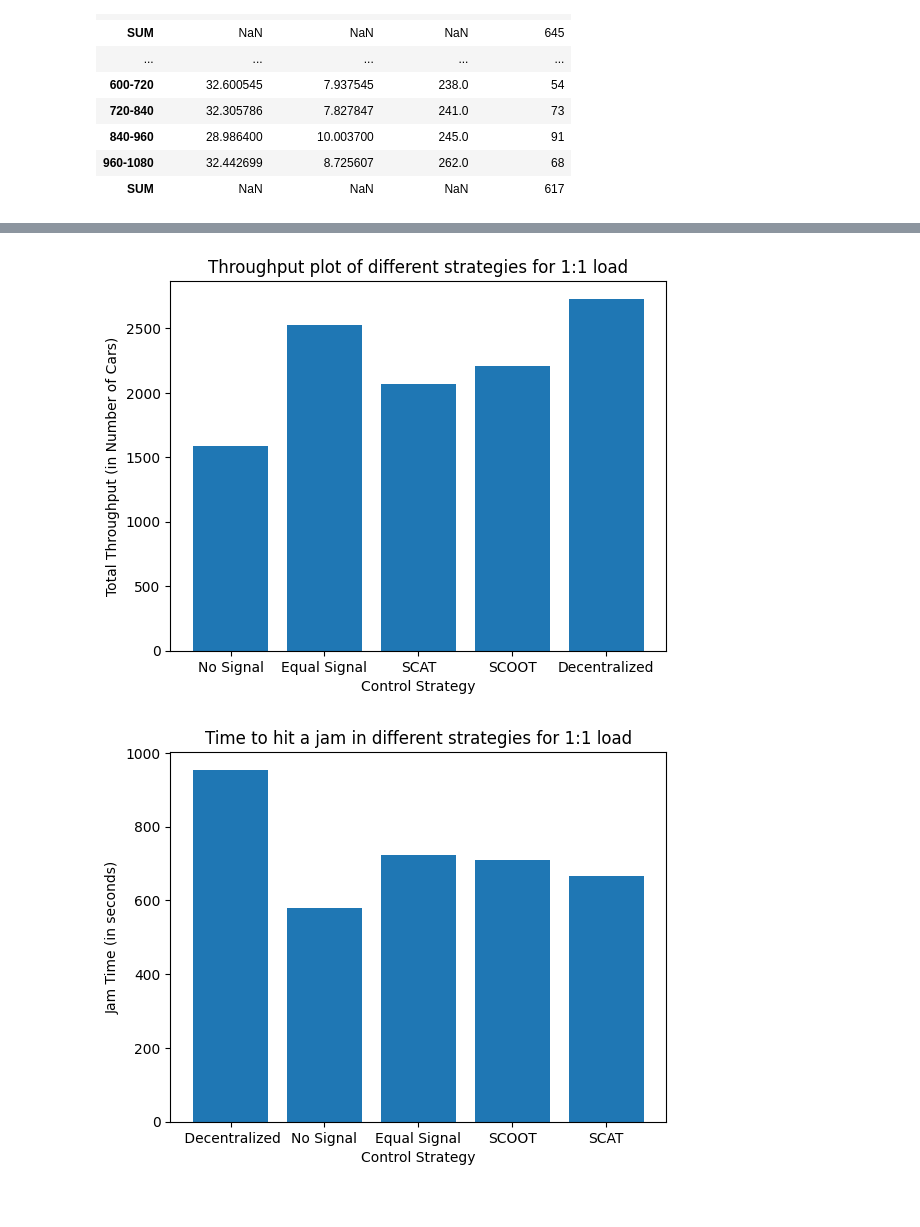
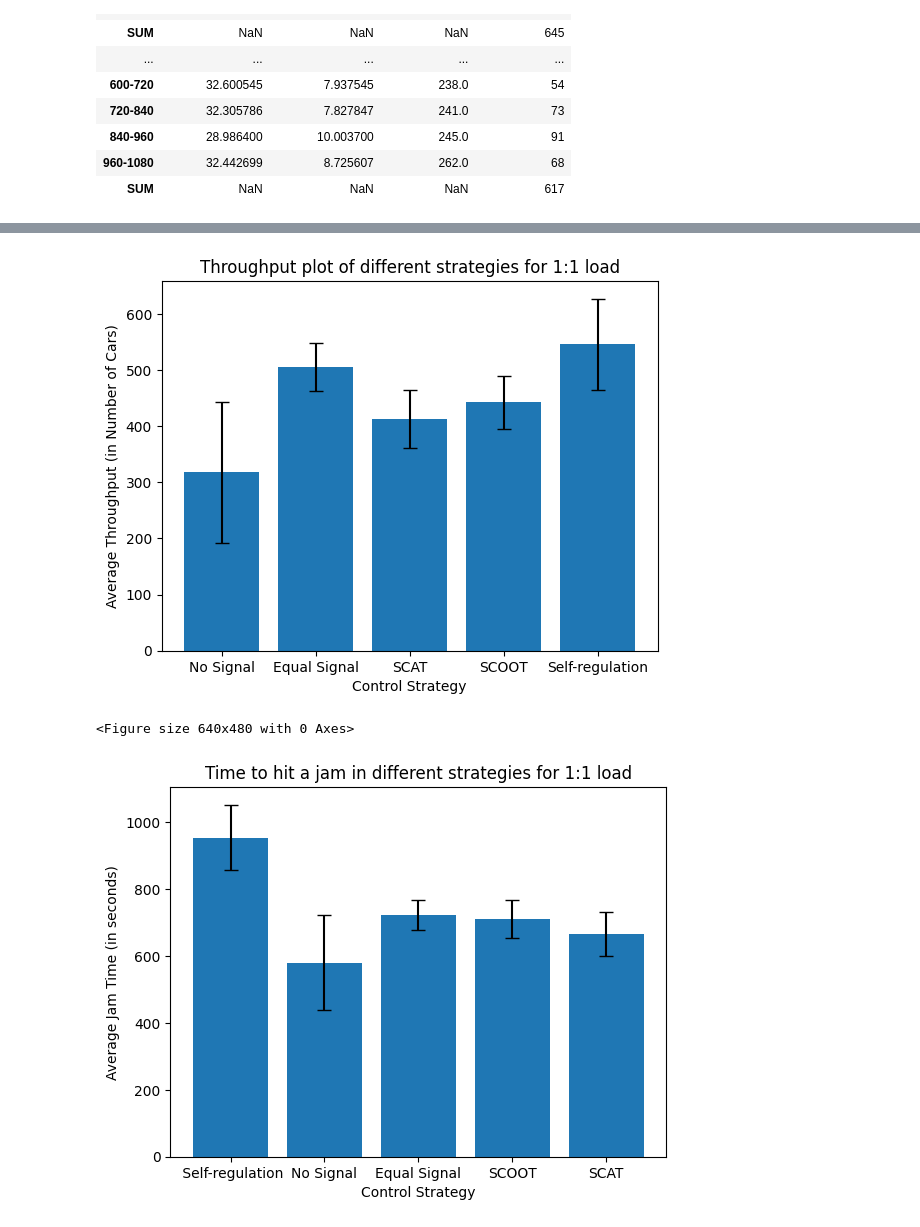
Before and after one commit to ankitbha/scalable-traffic-simulator, a Jupyter notebook: Vissim/Results/9.13 Result/Benchmark_analysis.ipynb, the cells around one changed output, grey strips where cells are left out. Cells and saved outputs as stored; diff of their text form; code cells hidden in the pictures.

```diff
--- a/Vissim/Results/9.13 Result/Benchmark_analysis.ipynb
+++ b/Vissim/Results/9.13 Result/Benchmark_analysis.ipynb
@@ -160,37 +179,44 @@ plt.close(fig)
 # %%
-no_net_Arr = df_no_net["VEHARR(ALL)"].groupby("TIMEINT").sum()
-eq_net_Arr = df_eq_net["VEHARR(ALL)"].groupby("TIMEINT").sum()
-scat_net_Arr = df_scat_net["VEHARR(ALL)"].groupby("TIMEINT").sum()
-scoot_net_Arr = df_scoot_net["VEHARR(ALL)"].groupby("TIMEINT").sum()
-ourdec_net_Arr = df_ourdec_net["VEHARR(ALL)"].groupby("TIMEINT").sum()
-thpt = []
-thpt.append(no_net_Arr[len(no_net_Arr)-1])
-thpt.append(eq_net_Arr[len(eq_net_Arr)-1])
-thpt.append(scat_net_Arr[len(scat_net_Arr)-1])
-thpt.append(scoot_net_Arr[len(scoot_net_Arr)-1])
-thpt.append(ourdec_net_Arr[len(ourdec_net_Arr)-1])
-stgy = ["No Signal", "Equal Signal", "SCAT", "SCOOT", "Decentralized"]
+no_net_Arr = df_no_net["VEHARR(ALL)"].groupby("TIMEINT").mean()
+eq_net_Arr = df_eq_net["VEHARR(ALL)"].groupby("TIMEINT").mean()
+scat_net_Arr = df_scat_net["VEHARR(ALL)"].groupby("TIMEINT").mean()
+scoot_net_Arr = df_scoot_net["VEHARR(ALL)"].groupby("TIMEINT").mean()
+ourdec_net_Arr = df_ourdec_net["VEHARR(ALL)"].groupby("TIMEINT").mean()
+
+no_net_Arr_std = df_no_net["VEHARR(ALL)"].groupby("TIMEINT").std()
+eq_net_Arr_std = df_eq_net["VEHARR(ALL)"].groupby("TIMEINT").std()
+scat_net_Arr_std = df_scat_net["VEHARR(ALL)"].groupby("TIMEINT").std()
+scoot_net_Arr_std = df_scoot_net["VEHARR(ALL)"].groupby("TIMEINT").std()
+ourdec_net_Arr_std = df_ourdec_net["VEHARR(ALL)"].groupby("TIMEINT").std()
+
+thpt = [no_net_Arr[-1], eq_net_Arr[-1], scat_net_Arr[-1], scoot_net_Arr[-1], ourdec_net_Arr[-1]]
+thpt_std = [no_net_Arr_std[-1], eq_net_Arr_std[-1], scat_net_Arr_std[-1], scoot_net_Arr_std[-1], ourdec_net_Arr_std[-1]]
+
+stgy = ["No Signal", "Equal Signal", "SCAT", "SCOOT", "Self-regulation"]
 
 fig = plt.figure()
-plt.bar(stgy, thpt)
+plt.bar(stgy, thpt, yerr=thpt_std, capsize=5)
 plt.xlabel("Control Strategy")
-plt.ylabel("Total Throughput (in Number of Cars)")
+plt.ylabel("Average Throughput (in Number of Cars)")
 plt.title("Throughput plot of different strategies for 1:1 load")
 plt.show()
 plt.close(fig)
 # %% [output]
-[figure, old version]
+[figure, new version]
 # %%
 Cap = pd.read_csv("9.13 MAX CAP.csv", header=0, index_col=0)
 # %%
 sim_end_time = Cap.mean(axis=1)
+sim_end_time_std = Cap.std(axis=1)
 fig = plt.figure()
-Cap_name = [" Decentralized", "No Signal", "Equal Signal", "SCOOT", "SCAT"]
-plt.bar(Cap_name, sim_end_time)
-plt.xlabel("Control Strategy")
-plt.ylabel("Jam Time (in seconds)")
-plt.title("Time to hit a jam in different strategies for 1:1 load")
+Cap_name = [" Self-regulation", "No Signal", "Equal Signal", "SCOOT", "SCAT"]
+
+fig, ax = plt.subplots()
+ax.bar(Cap_name, sim_end_time, yerr=sim_end_time_std, capsize=5)  # capsize specifies the width of the caps on the error bars
+ax.set_xlabel("Control Strategy")
+ax.set_ylabel("Average Jam Time (in seconds)")
+ax.set_title("Time to hit a jam in different strategies for 1:1 load")
 plt.show()
-plt.close(fig)
 # %% [output]
+<Figure size 640x480 with 0 Axes>
-[figure, old version]
+[figure, new version]
```
Also changed, not shown: parts of 2 cells of this notebook.
